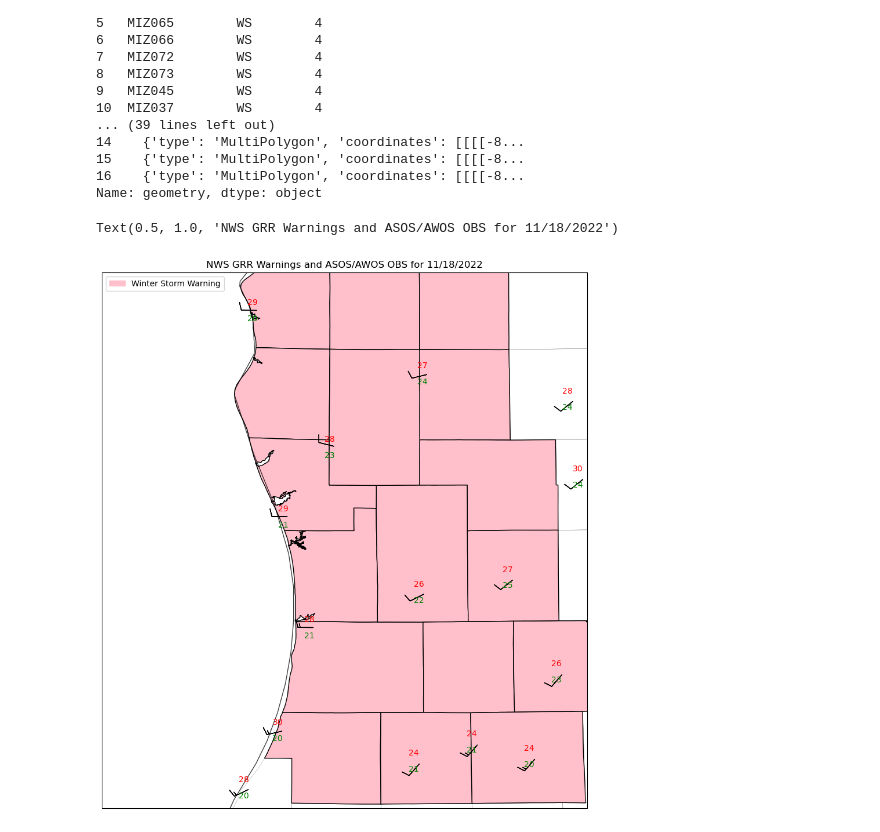
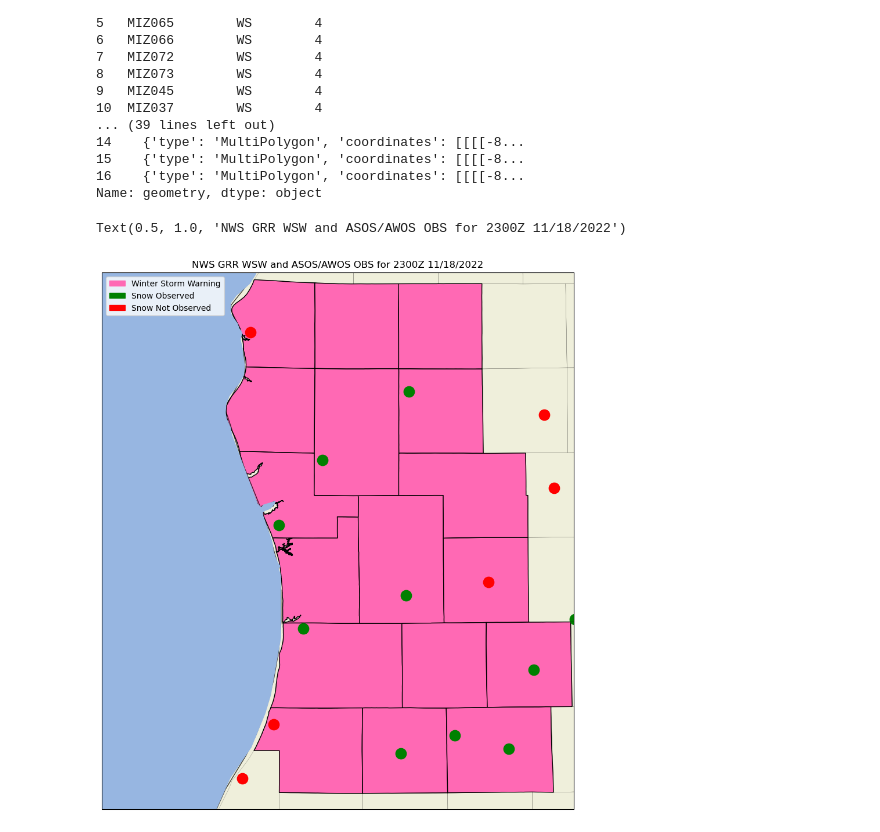
Before and after one commit to anthony-illenden/METR-4913-Capstone, a Jupyter notebook: CAPSTONE.ipynb, the cells around one changed output. Cells and saved outputs as stored; diff of their text form; code cells hidden in the pictures.

```diff
--- a/CAPSTONE.ipynb
+++ b/CAPSTONE.ipynb
@@ -107,51 +95,53 @@ Name: geometry, dtype: object
 # %%
 fig = plt.figure(figsize=(16, 12))
 ax = fig.add_subplot(1, 1, 1, projection=ccrs.LambertConformal(central_longitude=-85.6, central_latitude=44.3, standard_parallels=(30, 60)))
-ax.set_extent([-87.2, -84.70, 42.05, 44.1])
+ax.set_extent([-87.2, -84.6, 42, 44.2])
 
 ax.add_feature(cfeature.COASTLINE.with_scale('50m'))
 ax.add_feature(cfeature.STATES.with_scale('50m'), alpha=.75)
 ax.add_feature(cfeature.BORDERS.with_scale('50m'), linestyle=':', linewidth=0.5)
 ax.add_feature(USCOUNTIES.with_scale('5m'), linewidth=0.25, alpha = 0.5)
+ax.add_feature(cfeature.LAKES)
+ax.add_feature(cfeature.LAND)
 
-colors = {'WS': 'pink'}
+colors = {'WS': '#FF69B4'}
 
 patches = []
 legend_patches = []
 legend_labels = []
 
-# Loop through your DataFrame
 for index, row in df.iterrows():
     geometry = row['geometry']
 
     if geometry:
         geom_type = geometry['type']
         coordinates = geometry['coordinates']
 
         if geom_type == 'MultiPolygon':
             for multi_coords in coordinates:
                 for coords in multi_coords:
                     if isinstance(coords[0][0], float):
                         polygon = mplPolygon(coords, closed=True)
                         patches.append(polygon)
                         phenomena_color = colors.get(row['phenomena'], 'gray')
                         #ax.text(coords[0][0], coords[0][1], str(row['eventid']), fontsize=8, transform=ccrs.PlateCarree())
 
-# Create a PatchCollection for the polygons
 collection = PatchCollection(patches, facecolor=phenomena_color, edgecolor='black', lw=1, transform=ccrs.PlateCarree())
 ax.add_collection(collection)
 
 #ax.scatter(df_obs['longitude'], df_obs['latitude'], c='blue', transform=ccrs.PlateCarree())
 
-stationplot = StationPlot(ax, df_parsed['lon'].values, df_parsed['lat'].values, transform=ccrs.PlateCarree(),
-                          fontsize=10)
-stationplot.plot_parameter('NW', df_parsed['tmpf'], color='red')
-stationplot.plot_parameter('SW', mi_dewpoint, color='green')
-stationplot.plot_barb(mi_u, mi_v)
-ws = mpatches.Patch(color='pink', label = 'Winter Storm Warning')
-plt.legend(handles=[ws], loc='upper left')
+df_parsed['wxcodes'] = df_parsed['wxcodes'].astype(str)
 
-plt.title('NWS GRR Warnings and ASOS/AWOS OBS for 11/18/2022')
+ax.scatter(df_parsed[df_parsed['wxcodes'] == 'M']['lon'], df_parsed[df_parsed['wxcodes'] == 'M']['lat'], c='red', transform=ccrs.PlateCarree(), label='Snow Not Observed', s=175)
+ax.scatter(df_parsed[df_parsed['wxcodes'] != 'M']['lon'], df_parsed[df_parsed['wxcodes'] != 'M']['lat'], c='green', transform=ccrs.PlateCarree(), label='Snow Observed', s=175)
+
+ws = mpatches.Patch(color='#FF69B4', label = 'Winter Storm Warning')
+yes = mpatches.Patch(color='green', label = 'Snow Observed')
+no = mpatches.Patch(color='red', label = 'Snow Not Observed')
+plt.legend(handles=[ws, yes, no], loc='upper left')
+
+plt.title('NWS GRR WSW and ASOS/AWOS OBS for 2300Z 11/18/2022')
 # %% [output]
-Text(0.5, 1.0, 'NWS GRR Warnings and ASOS/AWOS OBS for 11/18/2022')
+Text(0.5, 1.0, 'NWS GRR WSW and ASOS/AWOS OBS for 2300Z 11/18/2022')
-[figure, old version]
+[figure, new version]
```
Also changed, not shown: parts of 2 cells of this notebook.
